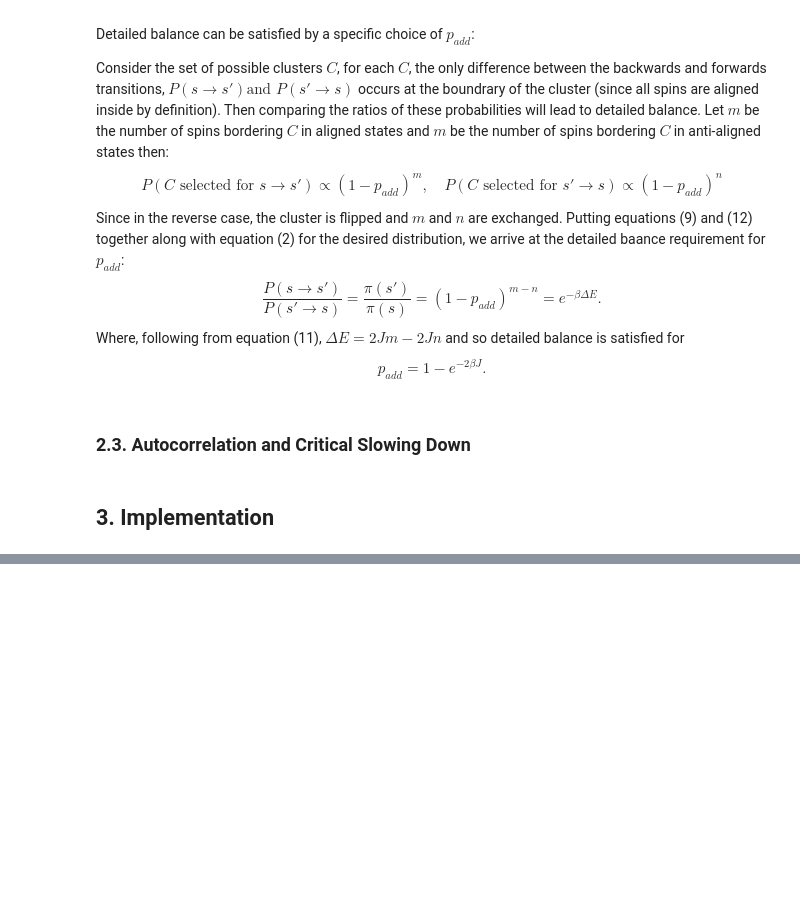
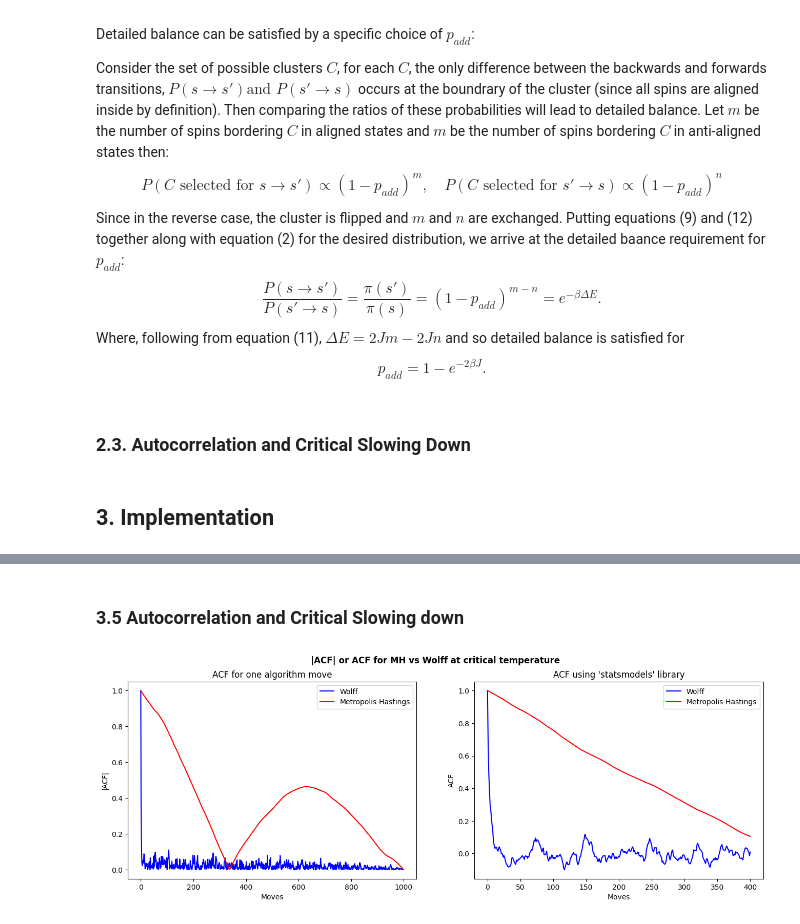
Before and after one commit to tdeng455/Part-II-Computational-Physics-Project, a Jupyter notebook: workbook.ipynb, the cells around one changed output, grey strips where cells are left out. Saved outputs shown, nothing was run; the diff lists cells and outputs as text; code cells hidden in the pictures; blank space fills up the shorter version.

```diff
--- a/workbook.ipynb
+++ b/workbook.ipynb
@@ -260,0 +386,2 @@ plt.show()
+# %% [markdown]
+### 3.5 Autocorrelation and Critical Slowing down
@@ -260,0 +412,35 @@ plt.show()
+# %%
+"""Plotting data for the autocorrelation function, using different sampling methods and ways of calculating ACF.
+   Loads data from files generated by acf.py, acf2.py, and acf_accountforcluster.py
+"""
+
+#data_account = np.load('acf_accountforsweeps.npy', allow_pickle=True)
+data_same = np.load('acf_samemoves.npy', allow_pickle=True)
+data_same2 = np.load('acf_samemoves2.npy', allow_pickle=True)
+
+#ACF_MH_account = data_account[0]
+#ACF_wolff_account = data_account[1]
+
+ACF_MH_same = data_same[0]
+ACF_wolff_same = data_same[1]
+
+ACF_MH_same2 = data_same2[0]
+ACF_wolff_same2 = data_same2[1]
+
+fig, ax = plt.subplots(1,2,figsize = (16,5))
+fig.suptitle(r'|ACF| or ACF for MH vs Wolff at critical temperature', fontweight='bold')
+ax[0].plot(ACF_wolff_same, label='Wolff', color='blue')
+ax[0].plot(ACF_MH_same, label='Metropolis-Hastings', color='red')
+ax[1].plot(ACF_wolff_same2, label='Wolff', color='blue')
+ax[1].plot(ACF_MH_same2, label='Metropolis-Hastings', color='red')
+ax[0].set_xlabel('Moves')
+ax[0].set_ylabel('|ACF|')
+ax[1].set_xlabel('Moves')
+ax[1].set_ylabel('ACF')
+ax[0].set_title('ACF for one algorithm move')
+ax[1].set_title("ACF using 'statsmodels' library")
+ax[0].legend()
+ax[1].legend()
+plt.show()
+# %% [output]
+[figure, added]
```
Also changed, not shown: parts of 24 cells of this notebook, 34 other files.
